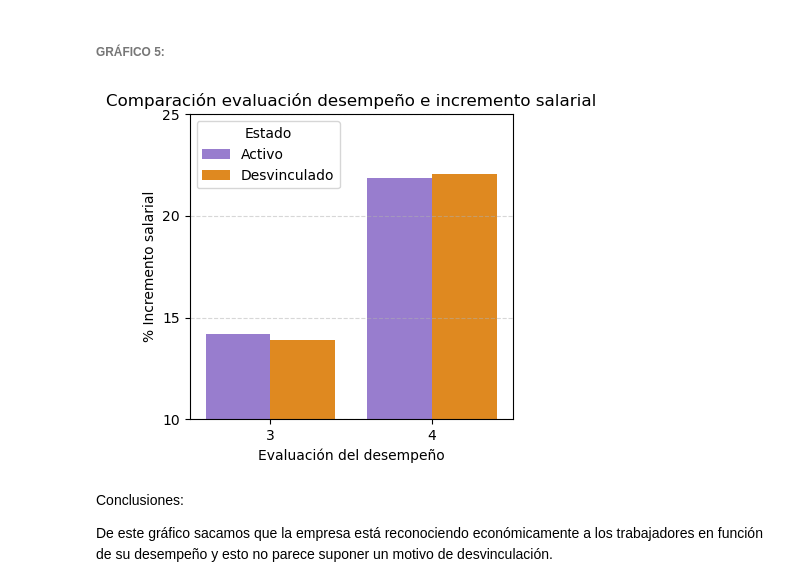
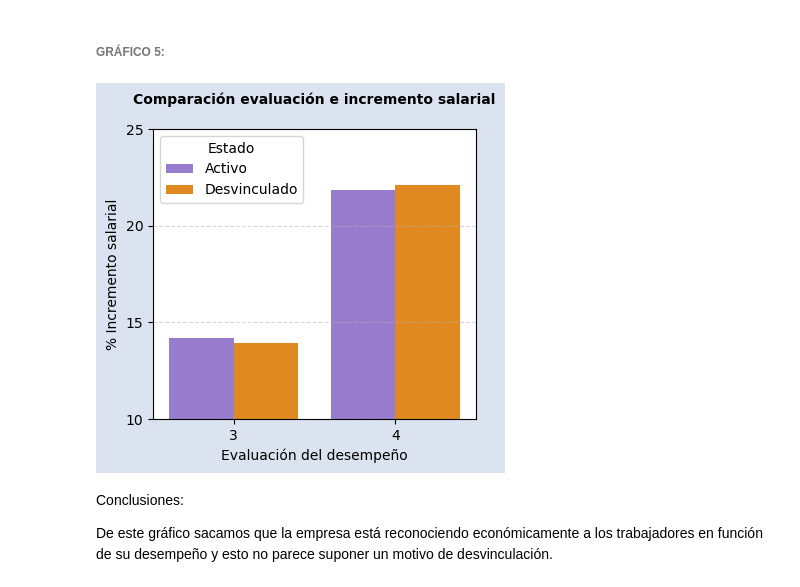
Before and after one commit to SilviaFarled/Modulo-3-Proyecto-Grupo4-Datahoot, a Jupyter notebook: PARTE-4_project-da-promo-52-modulo-3-team-4-VISUALIZACION.ipynb, the cells around one changed output. Saved outputs shown, nothing was run; the diff lists cells and outputs as text; code cells hidden in the pictures.

```diff
--- a/PARTE-4_project-da-promo-52-modulo-3-team-4-VISUALIZACION.ipynb
+++ b/PARTE-4_project-da-promo-52-modulo-3-team-4-VISUALIZACION.ipynb
@@ -286,34 +299,38 @@ Conclusiones:
 # %%
 # Comparación evaluación desempeño e incremento salarial - no afecta a desvinculado
 
 df_agrupado = df.groupby(["Evaluación", "Estado"], as_index=False)["% aumento salario"].mean()
 # Agrupa el DataFrame por "Evaluación" y "Estado" y calcula la media del "% aumento salario" para cada grupo
 # as_index=False mantiene las columnas "Evaluación" y "Estado" como columnas normales en el resultado
 
-# Gráfico
-plt.figure(figsize=(4, 4))
-# Crea una figura pequeña para el gráfico
+# Crear figura y eje
+fig, ax = plt.subplots(figsize=(4, 4))  # 👈 así obtienes fig y ax directamente
+
+# Cambiar colores de fondo
+fig.patch.set_facecolor('#dce3f0')       # Fondo de toda la figura
+ax.set_facecolor('#ffffff')              # Fondo del área del gráfico
+
 
 sns.barplot(
     data=df_agrupado,             # Usa el DataFrame agrupado para graficar
     x="Evaluación",               # Eje X con la evaluación del desempeño
     y="% aumento salario",        # Eje Y con el porcentaje promedio de aumento salarial
     hue="Estado",                 # Divide las barras según el estado (ej. Activo o Desvinculado)
     palette= colores_proyecto     # Usa la paleta de colores personalizada
 )
 
 # Estética
-plt.title("Comparación evaluación desempeño e incremento salarial")  # Título del gráfico
+plt.title("Comparación evaluación e incremento salarial\n",fontsize=10, fontweight='bold')  # Título del gráfico
 plt.ylabel("% Incremento salarial")                                  # Etiqueta eje Y
 plt.xlabel("Evaluación del desempeño")                              # Etiqueta eje X
 plt.ylim(10, 25)                                                    # Limita eje Y entre 10 y 25 para mejor visualización
 plt.grid(axis='y', linestyle='--', alpha=0.5)                      # Añade líneas de cuadrícula horizontales con estilo punteado y transparencia
 plt.legend(title="Estado")                                         # Muestra leyenda con título "Estado"
 plt.gca().yaxis.set_major_locator(MultipleLocator(5))              # Configura que las marcas del eje Y sean cada 5 unidades
 plt.tight_layout()                                                 # Ajusta el layout para evitar solapamientos
 plt.show()                                                        # Muestra el gráfico
 # %% [output]
-[figure, old version]
+[figure, new version]
 # %% [markdown]
 Conclusiones:
 
```
Also changed, not shown: parts of 10 cells of this notebook.
